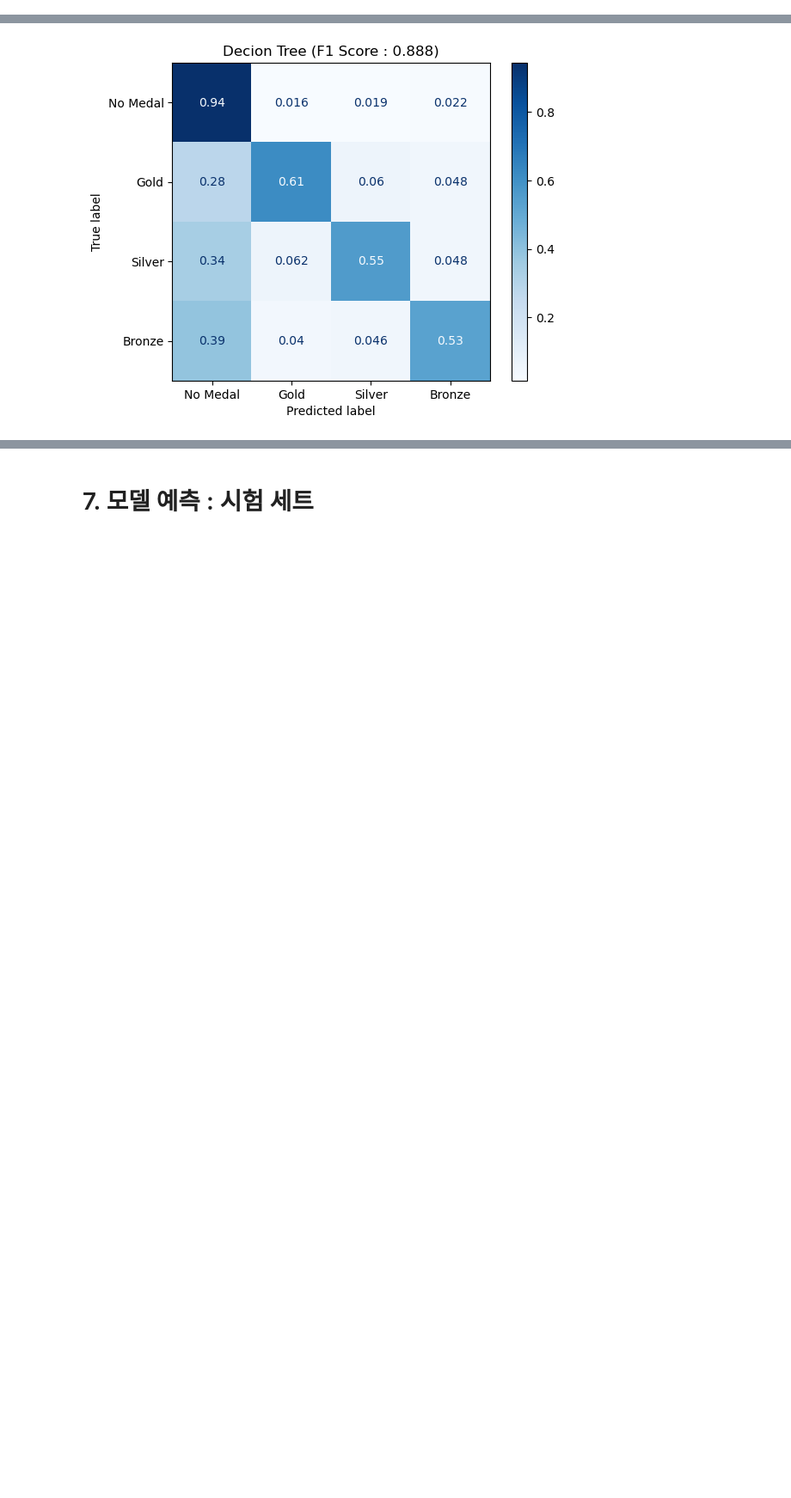
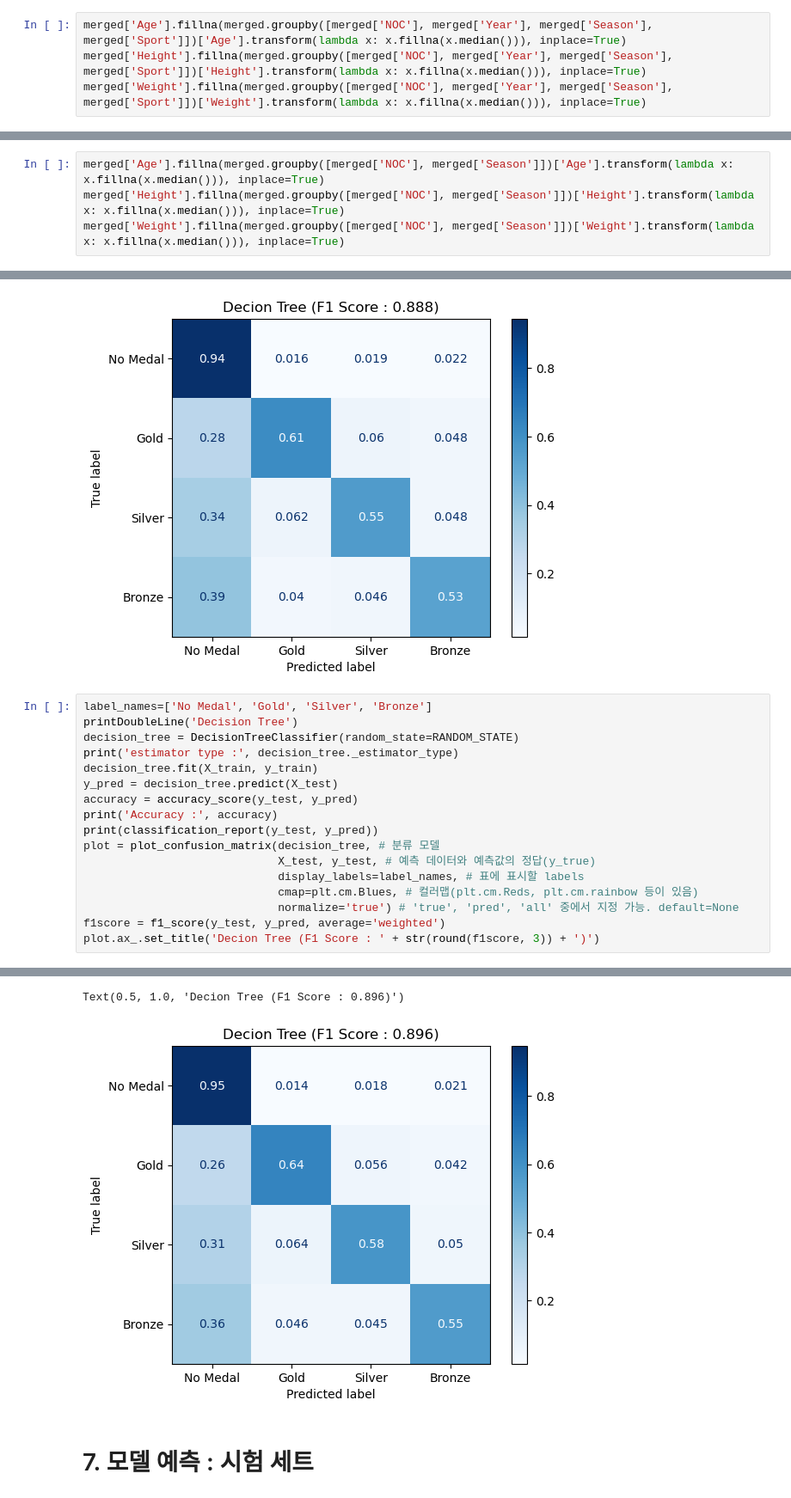
Before and after one commit to docosa2/first-repository, a Jupyter notebook: Datathon_Project_Baseline.ipynb, the cells around one changed output, grey strips where cells are left out. Shown at 86% size. Saved outputs shown, nothing was run; the diff lists cells and outputs as text; blank space fills up the shorter version.

```diff
--- a/Datathon_Project_Baseline.ipynb
+++ b/Datathon_Project_Baseline.ipynb
@@ -573,0 +566,4 @@ merged.head()
+# %%
+merged['Age'].fillna(merged.groupby([merged['NOC'], merged['Year'], merged['Season'], merged['Sport']])['Age'].transform(lambda x: x.fillna(x.median())), inplace=True)
+merged['Height'].fillna(merged.groupby([merged['NOC'], merged['Year'], merged['Season'], merged['Sport']])['Height'].transform(lambda x: x.fillna(x.median())), inplace=True)
+merged['Weight'].fillna(merged.groupby([merged['NOC'], merged['Year'], merged['Season'], merged['Sport']])['Weight'].transform(lambda x: x.fillna(x.median())), inplace=True)
@@ -573,0 +591,4 @@ merged.head()
+# %%
+merged['Age'].fillna(merged.groupby([merged['NOC'], merged['Season']])['Age'].transform(lambda x: x.fillna(x.median())), inplace=True)
+merged['Height'].fillna(merged.groupby([merged['NOC'], merged['Season']])['Height'].transform(lambda x: x.fillna(x.median())), inplace=True)
+merged['Weight'].fillna(merged.groupby([merged['NOC'], merged['Season']])['Weight'].transform(lambda x: x.fillna(x.median())), inplace=True)
@@ -720,3 +773,21 @@ Accuracy : 0.8880265806514199
 weighted avg       0.89      0.89      0.89     41233
 Text(0.5, 1.0, 'Decion Tree (F1 Score : 0.888)')
 [figure]
+# %%
+label_names=['No Medal', 'Gold', 'Silver', 'Bronze']
+printDoubleLine('Decision Tree')
+decision_tree = DecisionTreeClassifier(random_state=RANDOM_STATE)
+print('estimator type :', decision_tree._estimator_type)
+decision_tree.fit(X_train, y_train)
+y_pred = decision_tree.predict(X_test)
+accuracy = accuracy_score(y_test, y_pred)
+print('Accuracy :', accuracy)
+print(classification_report(y_test, y_pred))
+plot = plot_confusion_matrix(decision_tree, # 분류 모델
+                             X_test, y_test, # 예측 데이터와 예측값의 정답(y_true)
+                             display_labels=label_names, # 표에 표시할 labels
+                             cmap=plt.cm.Blues, # 컬러맵(plt.cm.Reds, plt.cm.rainbow 등이 있음)
+                             normalize='true') # 'true', 'pred', 'all' 중에서 지정 가능. default=None
+f1score = f1_score(y_test, y_pred, average='weighted')
+plot.ax_.set_title('Decion Tree (F1 Score : ' + str(round(f1score, 3)) + ')')
+# %% [output]
@@ -723,3 +808,5 @@ Text(0.5, 1.0, 'Decion Tree (F1 Score : 0.888)')
+Text(0.5, 1.0, 'Decion Tree (F1 Score : 0.896)')
+[figure, added]
 # %% [markdown]
 # 7. 모델 예측 : 시험 세트
 # %% [markdown]
```
Also changed, not shown: parts of 27 cells of this notebook.
